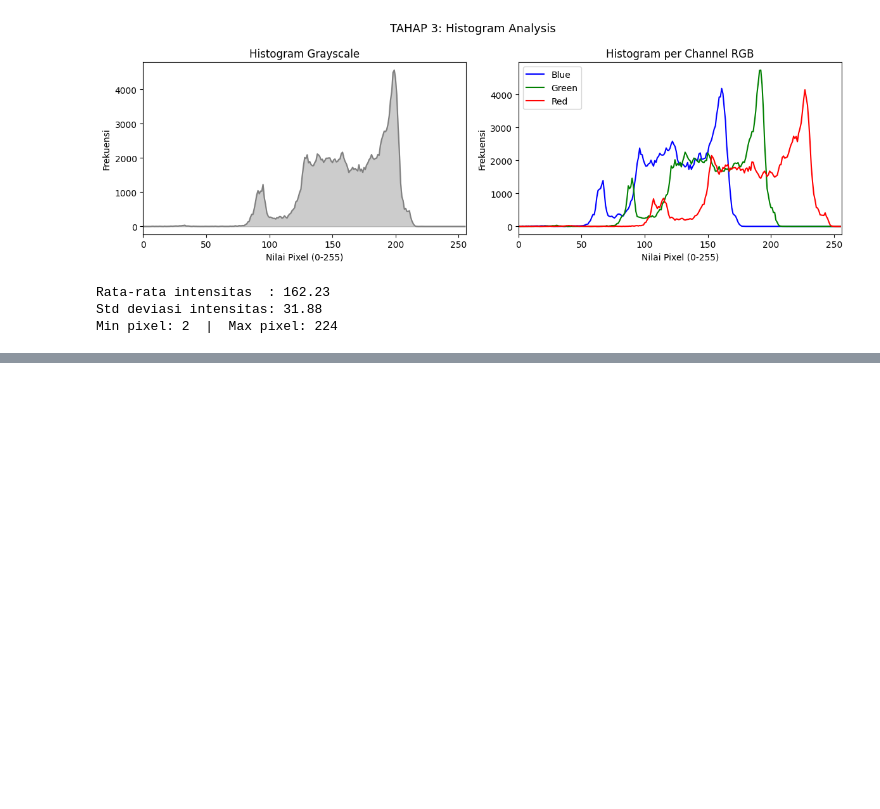
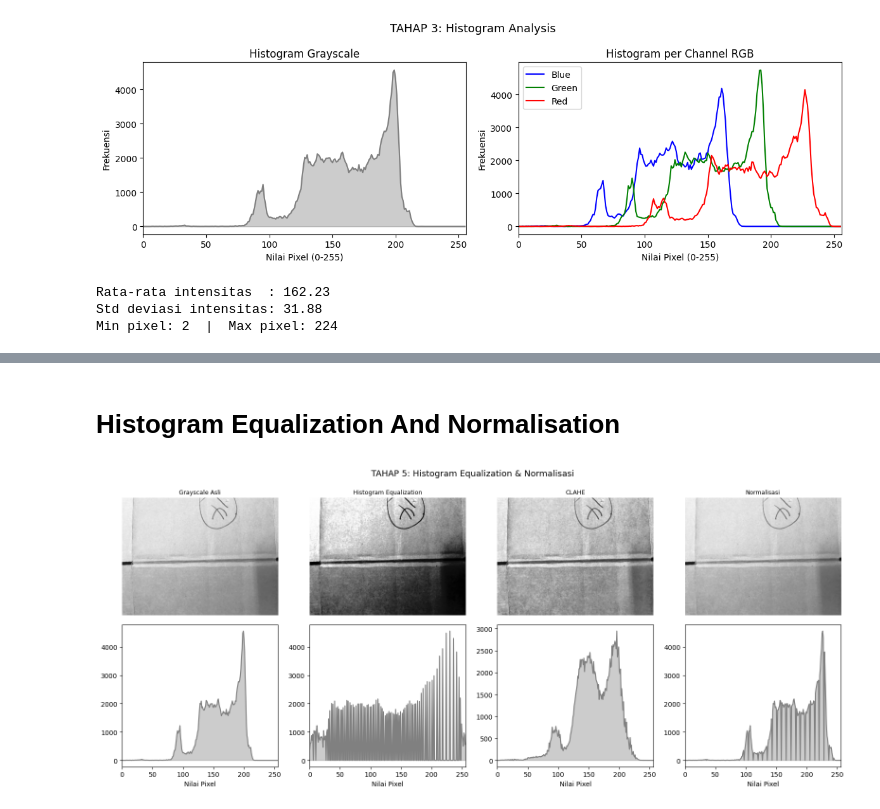
Before and after one commit to yowxy/Smart-Waste-Detection-and-Segmentation, a Jupyter notebook: index.ipynb, the cells around one changed output, grey strips where cells are left out. Cells and saved outputs as stored; diff of their text form; code cells hidden in the pictures; blank space fills up the shorter version.

```diff
--- a/index.ipynb
+++ b/index.ipynb
@@ -179,0 +202,27 @@ Min pixel: 2  |  Max pixel: 224
+# %% [markdown]
+# Histogram Equalization And Normalisation
+# %%
+img_eq    = cv2.equalizeHist(img_gray)
+clahe     = cv2.createCLAHE(clipLimit=2.0, tileGridSize=(8, 8))
+img_clahe = clahe.apply(img_gray)
+img_norm  = cv2.normalize(img_gray, None, 0, 255, cv2.NORM_MINMAX)
+
+fig, axes = plt.subplots(2, 4, figsize=(16, 7))
+imgs_show   = [img_gray, img_eq, img_clahe, img_norm]
+titles_show = ['Grayscale Asli', 'Histogram Equalization', 'CLAHE', 'Normalisasi']
+
+for i, (im, title) in enumerate(zip(imgs_show, titles_show)):
+    axes[0][i].imshow(im, cmap='gray')
+    axes[0][i].set_title(title, fontsize=9)
+    axes[0][i].axis('off')
+    hist = cv2.calcHist([im], [0], None, [256], [0, 256])
+    axes[1][i].plot(hist, color='gray')
+    axes[1][i].fill_between(range(256), hist.flatten(), alpha=0.4, color='gray')
+    axes[1][i].set_xlim([0, 256])
+    axes[1][i].set_xlabel('Nilai Pixel')
+
+plt.suptitle('TAHAP 5: Histogram Equalization & Normalisasi', fontsize=13)
+plt.tight_layout()
+plt.show()
+# %% [output]
+[figure, added]
```
Also changed, not shown: parts of 2 cells of this notebook.
